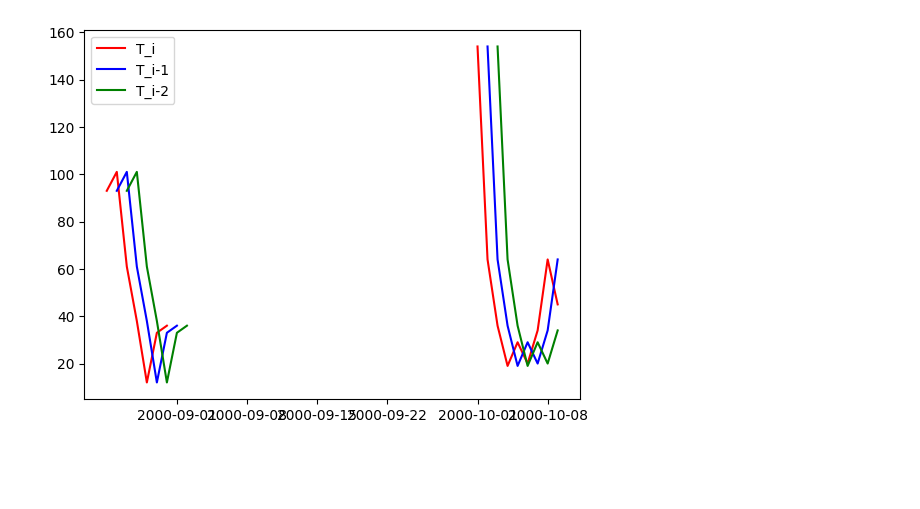
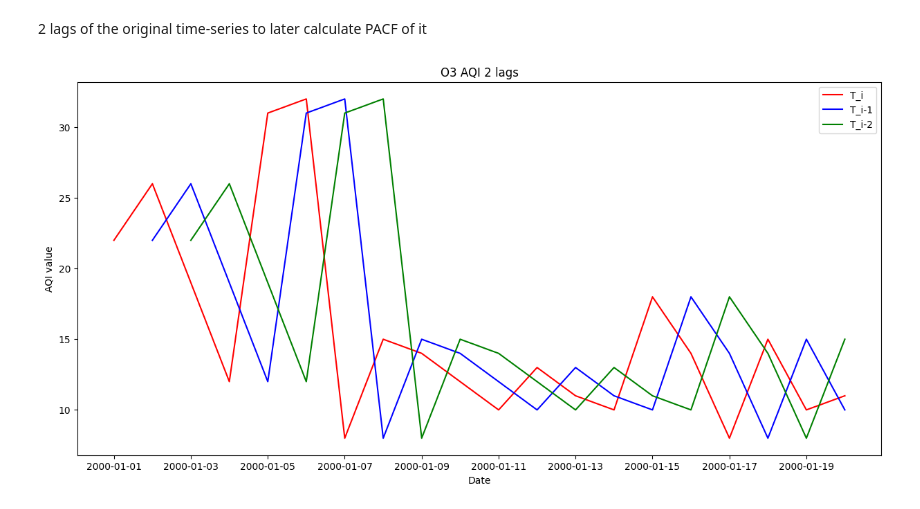
Before and after one commit to javadkhangurbanov/US-Air-Pollution-Forecasting, a Jupyter notebook: air-pollution-notebook.ipynb, the cells around one changed output. Drawn from its saved outputs; the diff is of its cells as text; code cells hidden in the pictures; blank space fills up the shorter version.

Commit message:
added msno graph of missing dates and some markdown description to the jupyter notebook

```diff
--- a/air-pollution-notebook.ipynb
+++ b/air-pollution-notebook.ipynb
@@ -39,11 +59,10 @@ def last_non_nan(series):
 # %%
 with engine.connect() as conn, conn.begin():
     df = pd.read_sql(query_second, conn)
-    plt.figure(figsize=(15, 7))
     df['Date Local'] = pd.to_datetime(df['Date Local'])
 
-    start_date = "2000-08-25"
-    end_date = "2000-10-09"
+    start_date = "2000-01-01"
+    end_date = "2016-01-01"
 
     mask = (df['Date Local'] >= start_date) & (df['Date Local'] <= end_date)
     df_filtered = df[mask]
@@ -60,6 +79,7 @@ with engine.connect() as conn, conn.begin():
     last_non_nan_data_SO2 = df_filtered.resample('D').agg({"SO2 AQI": "last"})
     last_non_nan_data_CO = df_filtered.resample('D').agg({"CO AQI": "last"})
 
+    plt.figure(figsize=(15, 7))
     plt.plot(last_non_nan_data_NO2.index, last_non_nan_data_NO2['NO2 AQI'], label='NO2 AQI last non-NaN', color='red')
     plt.plot(last_non_nan_data_O3.index, last_non_nan_data_O3['O3 AQI'], label='O3 AQI last non-NaN', color='blue')
     plt.plot(last_non_nan_data_SO2.index, last_non_nan_data_SO2['SO2 AQI'], label='SO2 AQI last non-NaN', color='green')
@@ -130,3 +96,0 @@ df
-# %%
-df = pd.DataFrame(dict(A=[1, 1, 3], B=[5, None, 6], C=[1, 2, 3]))
-df
@@ -137,34 +97,40 @@ df.groupby("A").agg({"B": "last"})
+# %% [markdown]
+2 lags of the original time-series to later calculate PACF of it
 # %%
 o3_query = """
 SELECT "Date Local", "O3 AQI"
 FROM "air-pollution"
 WHERE "Address" = '5888 MISSION BLVD., RUBIDOUX'
 ORDER BY "Date Local" ASC, "index" ASC;
 """
 
 with engine.connect() as conn, conn.begin():
     df = pd.read_sql(o3_query, conn)
     df['Date Local'] = pd.to_datetime(df['Date Local'])
 
-    start_date = "2000-08-25"
-    end_date = "2000-10-09"
+    start_date = "2000-01-01"
+    end_date = "2000-01-20"
 
     mask = (df['Date Local'] >= start_date) & (df['Date Local'] <= end_date)
     df = df[mask]
 
     df.set_index("Date Local", inplace=True)
     # df.set_index(df["Date Local"], inplace=True)
     # df = df.groupby(df["Date Local"]).last().resample('D').last().reset_index()
-    df = df.resample('D').agg({"O3 AQI": "last"}).reset_index()
+    df = df.resample('D').agg({"O3 AQI": "last"})
 
     df['T_(i-1)'] = df['O3 AQI'].shift(1)
     df['T_(i-2)'] = df['O3 AQI'].shift(2)
 
-    plt.plot(df['Date Local'], df['O3 AQI'], color="red", label="T_i")
-    plt.plot(df['Date Local'], df['T_(i-1)'], color="blue", label="T_i-1")
-    plt.plot(df['Date Local'], df['T_(i-2)'], color="green", label="T_i-2")
+    plt.figure(figsize=(15,7))
+    plt.plot(df.index, df['O3 AQI'], color="red", label="T_i")
+    plt.plot(df.index, df['T_(i-1)'], color="blue", label="T_i-1")
+    plt.plot(df.index, df['T_(i-2)'], color="green", label="T_i-2")
 
+    plt.title('O3 AQI 2 lags')
+    plt.ylabel('AQI value')
+    plt.xlabel('Date')
     plt.legend()
     plt.show()
 # %% [output]
-[figure, old version]
+[figure, new version]
```
Also changed, not shown: parts of 20 cells of this notebook.
